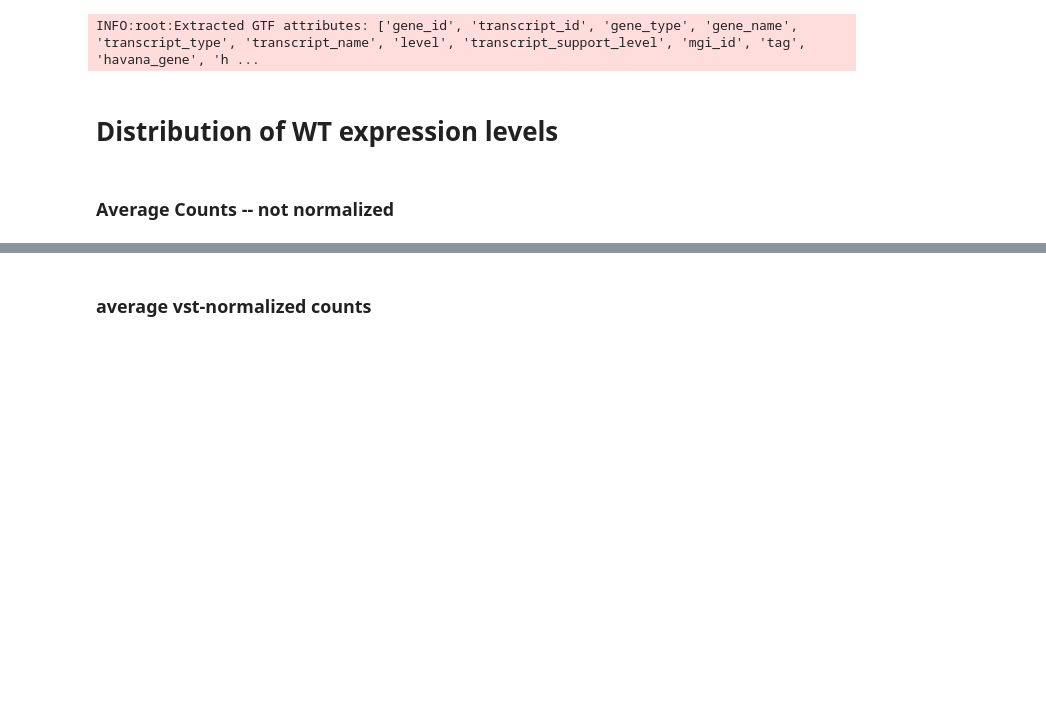
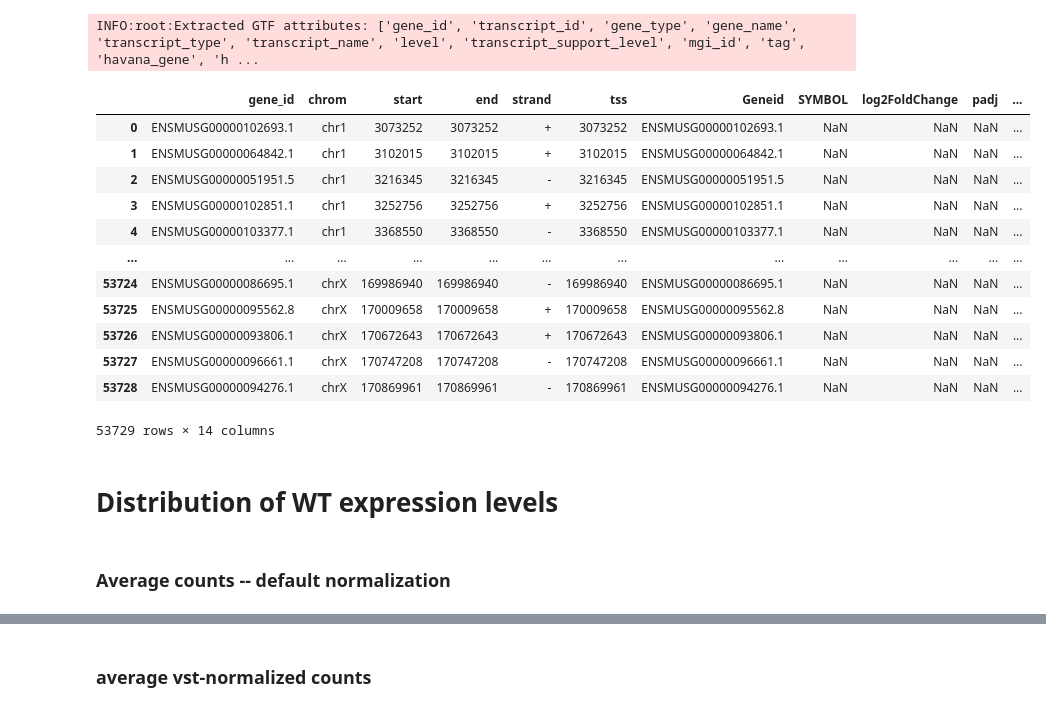
Before and after one commit to Bozhie/transcription_3Dfolding, a Jupyter notebook: transcription_3dfolding/transcription_data_analysis/feature_histograms/20221029_expression_threshold.ipynb, the cells around one changed output, grey strips where cells are left out. Saved outputs shown, nothing was run; the diff lists cells and outputs as text; code cells hidden in the pictures; blank space fills up the shorter version.

Commit message:
some checks comparing load_tss_df() to old table

```diff
--- a/transcription_3dfolding/transcription_data_analysis/feature_histograms/20221029_expression_threshold.ipynb
+++ b/transcription_3dfolding/transcription_data_analysis/feature_histograms/20221029_expression_threshold.ipynb
@@ -235,10 +199,26 @@ day1_res_df = load_tss_df(
                 cutoff=None)
 # %% [output]
 INFO:root:Extracted GTF attributes: ['gene_id', 'transcript_id', 'gene_type', 'gene_name', 'transcript_type', 'transcript_name', 'level', 'transcript_support_level', 'mgi_id', 'tag', 'havana_gene', 'h ...
+# %%
+day1_res_df
+# %% [output]
+|  | gene_id | chrom | start | end | strand | tss | Geneid | SYMBOL | log2FoldChange | padj | ... |
+| 0 | ENSMUSG00000102693.1 | chr1 | 3073252 | 3073252 | + | 3073252 | ENSMUSG00000102693.1 | NaN | NaN | NaN | ... |
+| 1 | ENSMUSG00000064842.1 | chr1 | 3102015 | 3102015 | + | 3102015 | ENSMUSG00000064842.1 | NaN | NaN | NaN | ... |
+| 2 | ENSMUSG00000051951.5 | chr1 | 3216345 | 3216345 | - | 3216345 | ENSMUSG00000051951.5 | NaN | NaN | NaN | ... |
+| 3 | ENSMUSG00000102851.1 | chr1 | 3252756 | 3252756 | + | 3252756 | ENSMUSG00000102851.1 | NaN | NaN | NaN | ... |
+| 4 | ENSMUSG00000103377.1 | chr1 | 3368550 | 3368550 | - | 3368550 | ENSMUSG00000103377.1 | NaN | NaN | NaN | ... |
+| ... | ... | ... | ... | ... | ... | ... | ... | ... | ... | ... | ... |
+| 53724 | ENSMUSG00000086695.1 | chrX | 169986940 | 169986940 | - | 169986940 | ENSMUSG00000086695.1 | NaN | NaN | NaN | ... |
+| 53725 | ENSMUSG00000095562.8 | chrX | 170009658 | 170009658 | + | 170009658 | ENSMUSG00000095562.8 | NaN | NaN | NaN | ... |
+| 53726 | ENSMUSG00000093806.1 | chrX | 170672643 | 170672643 | + | 170672643 | ENSMUSG00000093806.1 | NaN | NaN | NaN | ... |
+| 53727 | ENSMUSG00000096661.1 | chrX | 170747208 | 170747208 | - | 170747208 | ENSMUSG00000096661.1 | NaN | NaN | NaN | ... |
+| 53728 | ENSMUSG00000094276.1 | chrX | 170869961 | 170869961 | - | 170869961 | ENSMUSG00000094276.1 | NaN | NaN | NaN | ... |
+53729 rows × 14 columns
 # %% [markdown]
 # Distribution of WT expression levels
-# %% [markdown]
-### Average Counts -- not normalized
+# %% [markdown]
+### Average counts -- default normalization
 # %%
 plt.hist(day1_res_df['avg_norm_counts'].values, range=(0, 10), bins=50)
 plt.show()
```
Also changed, not shown: parts of 24 cells of this notebook.
